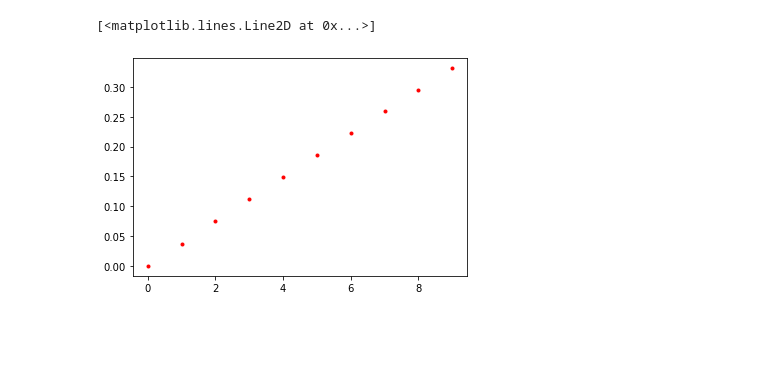
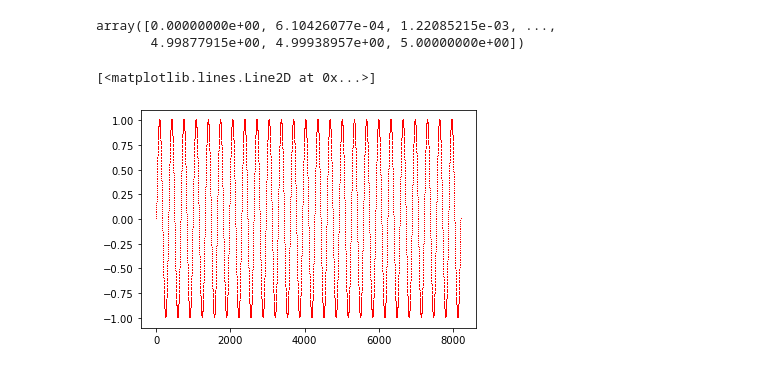
Before and after one commit to reneprincipejr/Physics-305, a Jupyter notebook: Activity 3 - Compressive Sensing/Activity 3 - Compressive Sensing.ipynb, the cells around one changed output. Drawn from its saved outputs; the diff is of its cells as text; code cells hidden in the pictures; blank space fills up the shorter version.

```diff
--- a/Activity 3 - Compressive Sensing/Activity 3 - Compressive Sensing.ipynb
+++ b/Activity 3 - Compressive Sensing/Activity 3 - Compressive Sensing.ipynb
@@ -1,14 +1,18 @@
 # %%
 import numpy as np
 import matplotlib.pyplot as plt
+# %%
+Fsamp = 8192
+dt = 1/Fsamp
+t = np.linspace(0,5,Fsamp)
+t
+# %% [output]
+array([0.00000000e+00, 6.10426077e-04, 1.22085215e-03, ...,
+       4.99877915e+00, 4.99938957e+00, 5.00000000e+00])
 # %%
-Fsamp = 8192
-dt = 1/Fsamp
-t = np.linspace(0,dt,10)
-f = 440
+f = 5
 x = np.sin(2*np.pi*f*t)
-
-plt.plot(x, 'r.')
+plt.plot(x, 'r,')
 # %% [output]
 [<matplotlib.lines.Line2D at 0x...>]
-[figure, old version]
+[figure, new version]
```
Also changed, not shown: parts of 3 cells of this notebook, 4 other files.
